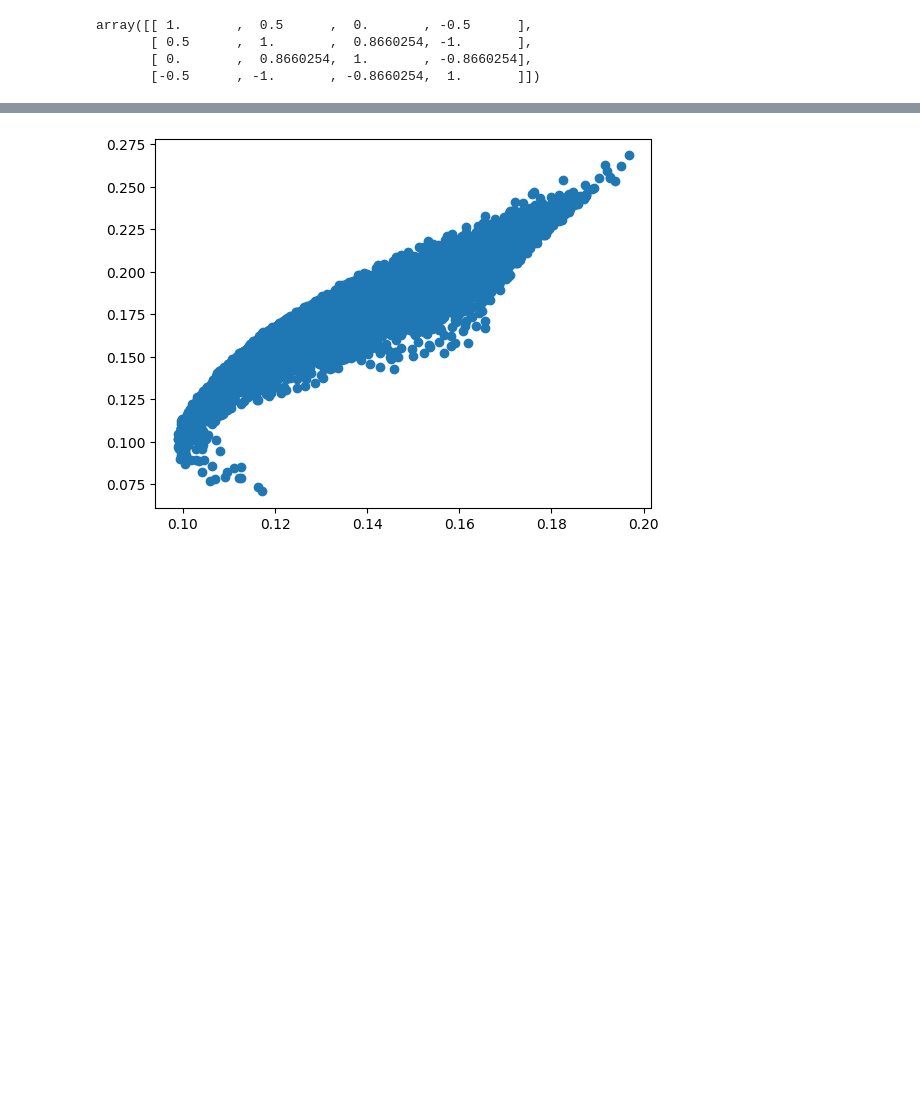
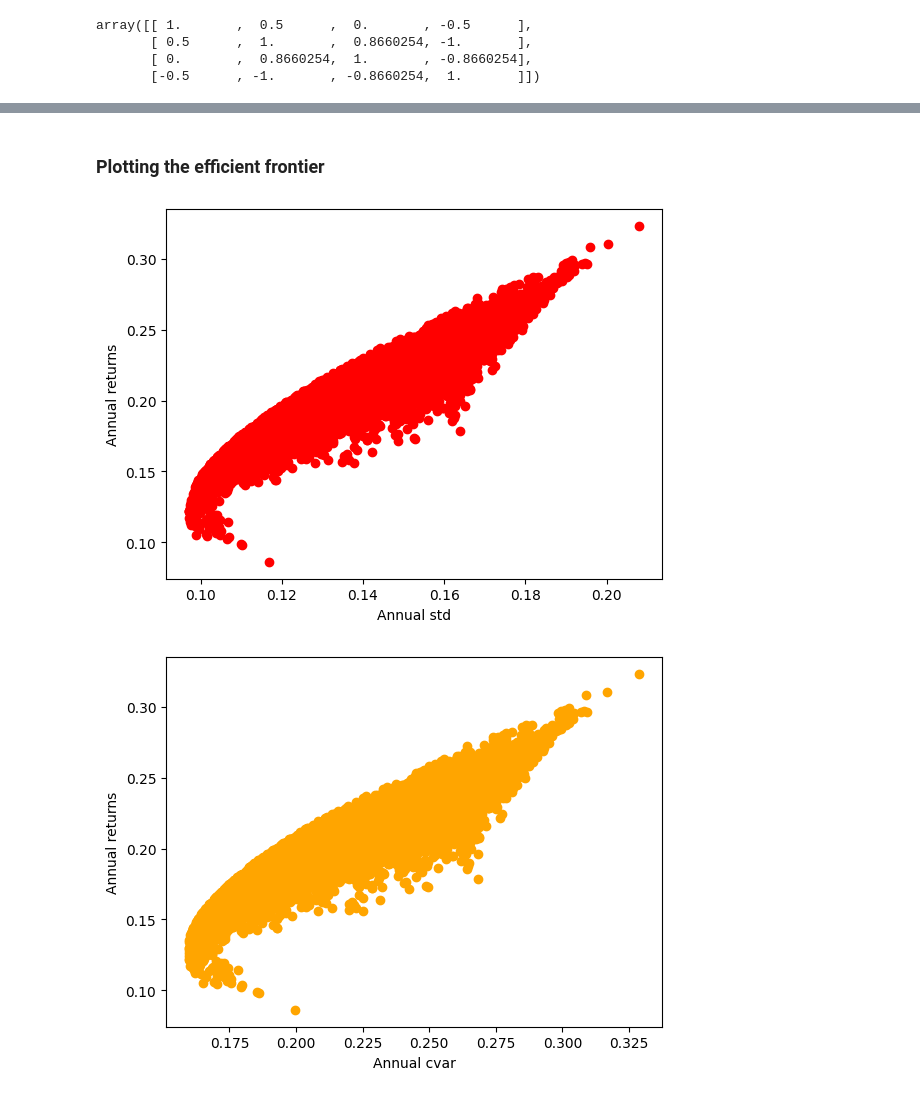
Before and after one commit to AnjayGoel/finance, a Jupyter notebook: var_efficient_frontier.ipynb, the cells around one changed output, grey strips where cells are left out. Drawn from its saved outputs; the diff is of its cells as text; code cells hidden in the pictures; blank space fills up the shorter version.

```diff
--- a/var_efficient_frontier.ipynb
+++ b/var_efficient_frontier.ipynb
@@ -13,7 +13,13 @@ warnings.filterwarnings('ignore')
 # %%
-df = pd.read_csv('data/mfs.csv', parse_dates=['date'], index_col='date', dayfirst=True)
-df = df.resample('W', convention='end').apply({k: 'last' for k in df.columns}).drop(columns=['liquid'])
+df = pd.read_csv('data/mfs.csv', parse_dates=['date'], index_col='date', dayfirst=True, date_format='%d-%b-%Y')
+
+# Downsampling to weekly data
+df = df.resample('W', convention='end').apply({k: 'last' for k in df.columns}).drop(columns=['flexi', 'liquid'])
+
+# Calculating the returns
 df = df.pct_change().dropna()
+
+# Describing the data
 df.describe(percentiles=[])
 # %% [output]
 |  | largecap | midcap | smallcap | gold |
@@ -25,0 +34,6 @@ df.describe(percentiles=[])
+# %%
+df_liq = pd.read_csv('data/mfs.csv', parse_dates=['date'], index_col='date', dayfirst=True, date_format='%d-%b-%Y')[
+    ['liquid']]
+
+df_liq = df_liq.resample('W', convention='end').apply({k: 'last' for k in df_liq.columns}).pct_change().dropna()
+risk_free_rate = (1 + df_liq.mean().values[0]) ** 52 - 1
@@ -29,5 +48,5 @@ marginals = [dist.t(params[0]-1, loc=params[1], scale=params[2]) for params in m
 # %%
-copula = GaussianCopula(k_dim=len(df.columns), corr=df.corr())
+copula = StudentTCopula(k_dim=len(df.columns), df=5, corr=df.corr())
 copula.fit_corr_param(df.corr())
 # %% [output]
 array([[ 1.       ,  0.5      ,  0.       , -0.5      ],
@@ -108,8 +119,20 @@ def efficient_frontier(returns, n, alpha):
     return df
 # %%
-portfolios_df = efficient_frontier(df_sim, 10000, alpha=0.10)
+df_result = efficient_frontier(df_sim, 10000, alpha=0.10)
+# %% [markdown]
+### Plotting the efficient frontier
 # %%
-plt.scatter(portfolios_df['annual_var'], portfolios_df['annual_returns'])
+plt.scatter(df_result['annual_std'], df_result['annual_returns'], c='red')
+plt.xlabel('Annual std')
+plt.ylabel('Annual returns')
 plt.show()
+
+
+
+plt.scatter(df_result['annual_cvar'], df_result['annual_returns'], c='orange')
+plt.xlabel('Annual cvar')
+plt.ylabel('Annual returns')
+plt.show()
 # %% [output]
-[figure, old version]
+[figure, new version]
+[figure, added]
```
Also changed, not shown: parts of 19 cells of this notebook, 2 other files.
